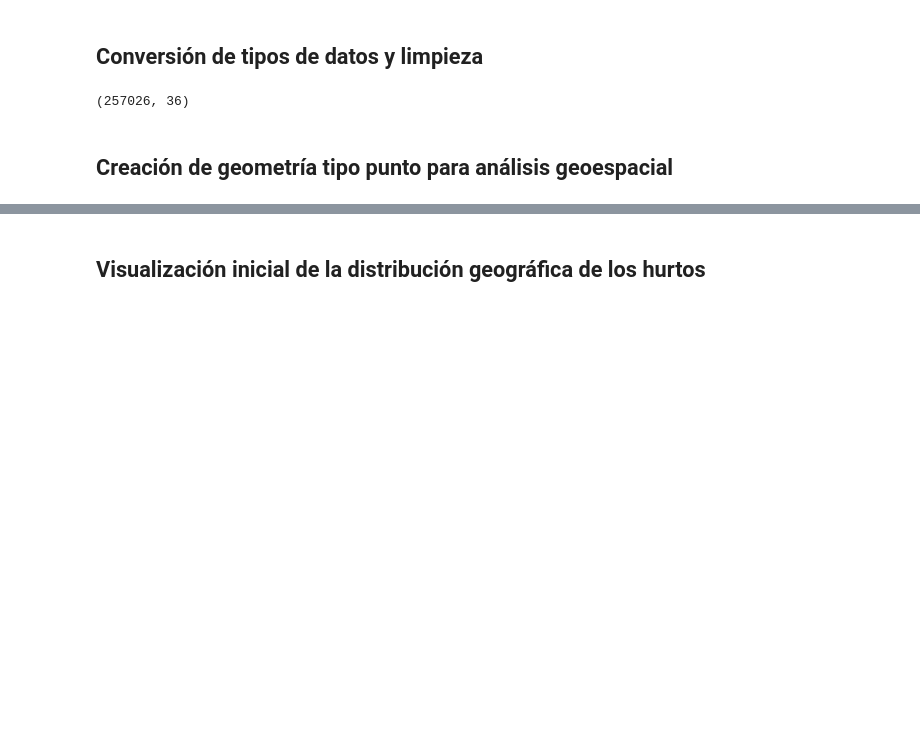
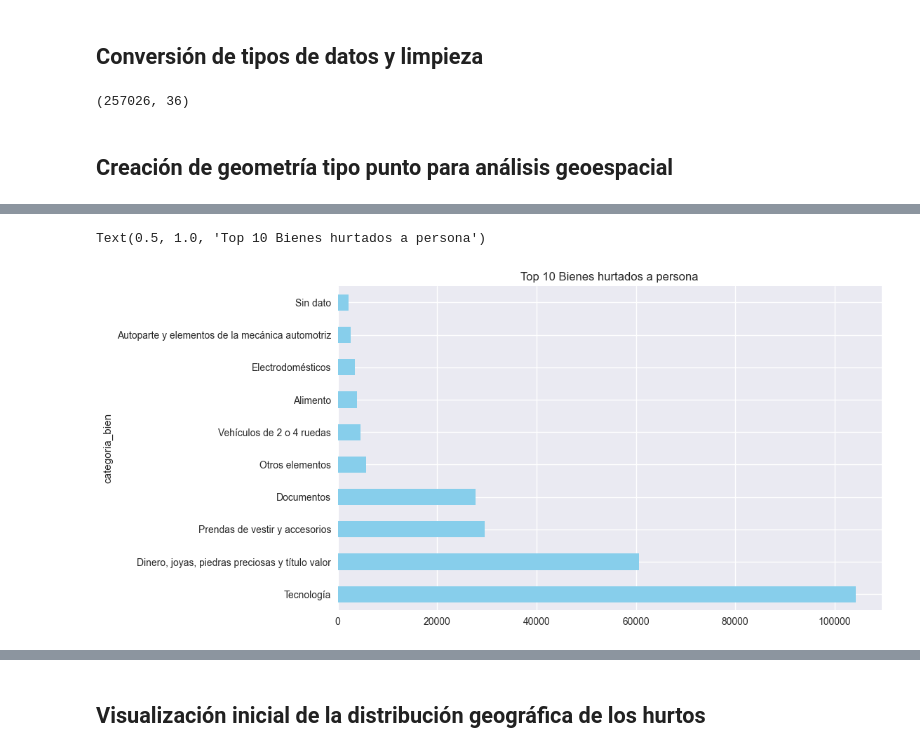
Before and after one commit to jomurielm/proyecto_analisis_geoespacial, a Jupyter notebook: analisis_hurto_medellin_2018.ipynb, the cells around one changed output, grey strips where cells are left out. Drawn from its saved outputs; the diff is of its cells as text; code cells hidden in the pictures; blank space fills up the shorter version.

```diff
--- a/analisis_hurto_medellin_2018.ipynb
+++ b/analisis_hurto_medellin_2018.ipynb
@@ -115,0 +96,6 @@ gdf.plot()
+# %%
+gdf['categoria_bien'].value_counts().head(10).plot(kind='barh', figsize=(10, 6), color='skyblue')
+plt.title('Top 10 Bienes hurtados a persona')
+# %% [output]
+Text(0.5, 1.0, 'Top 10 Bienes hurtados a persona')
+[figure, added]
```
Also changed, not shown: parts of 15 cells of this notebook, 3 other files.
